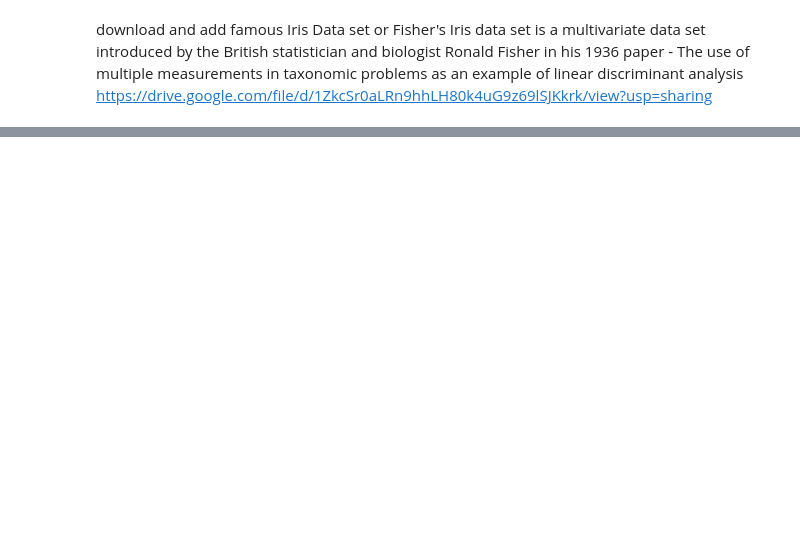
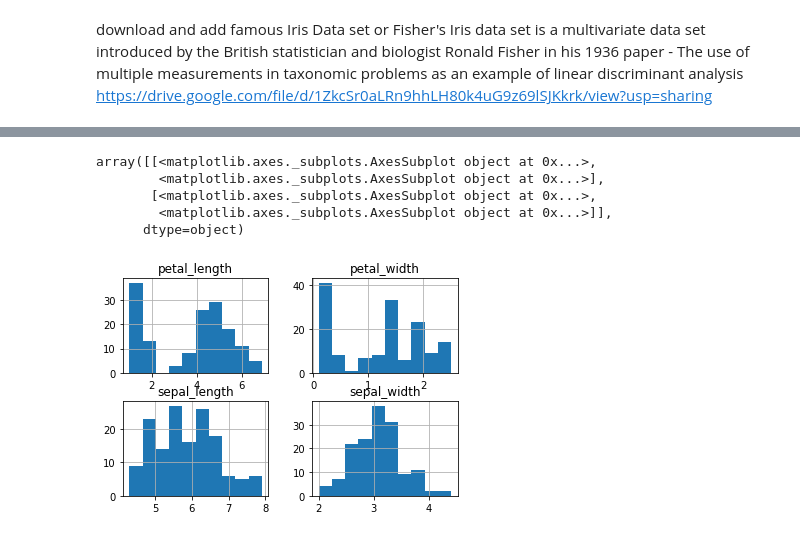
Before and after one commit to mikislin/summer20-Intro-python, a Jupyter notebook: 08_Pandas_Lecture.ipynb, the cells around one changed output, grey strips where cells are left out. Drawn from its saved outputs; the diff is of its cells as text; code cells hidden in the pictures; blank space fills up the shorter version.

```diff
--- a/08_Pandas_Lecture.ipynb
+++ b/08_Pandas_Lecture.ipynb
@@ -100,0 +215,4 @@ https://drive.google.com/file/d/1ZkcSr0aLRn9hhLH80k4uG9z69lSJKkrk/view?usp=shari
+# %%
+# load from csv file
+
+data = pd.read_csv('iris.csv')
@@ -100,0 +299,6 @@ https://drive.google.com/file/d/1ZkcSr0aLRn9hhLH80k4uG9z69lSJKkrk/view?usp=shari
+# %%
+# add column with code for species
+data['target']=data['species']
+data['target'].loc[data['species']=='versicolor']=1
+data['target'].loc[data['species']=='virginica']=2
+data['target'].loc[data['species']=='setosa']=3
@@ -100,0 +365,9 @@ https://drive.google.com/file/d/1ZkcSr0aLRn9hhLH80k4uG9z69lSJKkrk/view?usp=shari
+# %%
+pd.plotting.hist_frame(data)
+# %% [output]
+array([[<matplotlib.axes._subplots.AxesSubplot object at 0x...>,
+        <matplotlib.axes._subplots.AxesSubplot object at 0x...>],
+       [<matplotlib.axes._subplots.AxesSubplot object at 0x...>,
+        <matplotlib.axes._subplots.AxesSubplot object at 0x...>]],
+      dtype=object)
+[figure, added]
```
Also changed, not shown: parts of 56 cells of this notebook.
